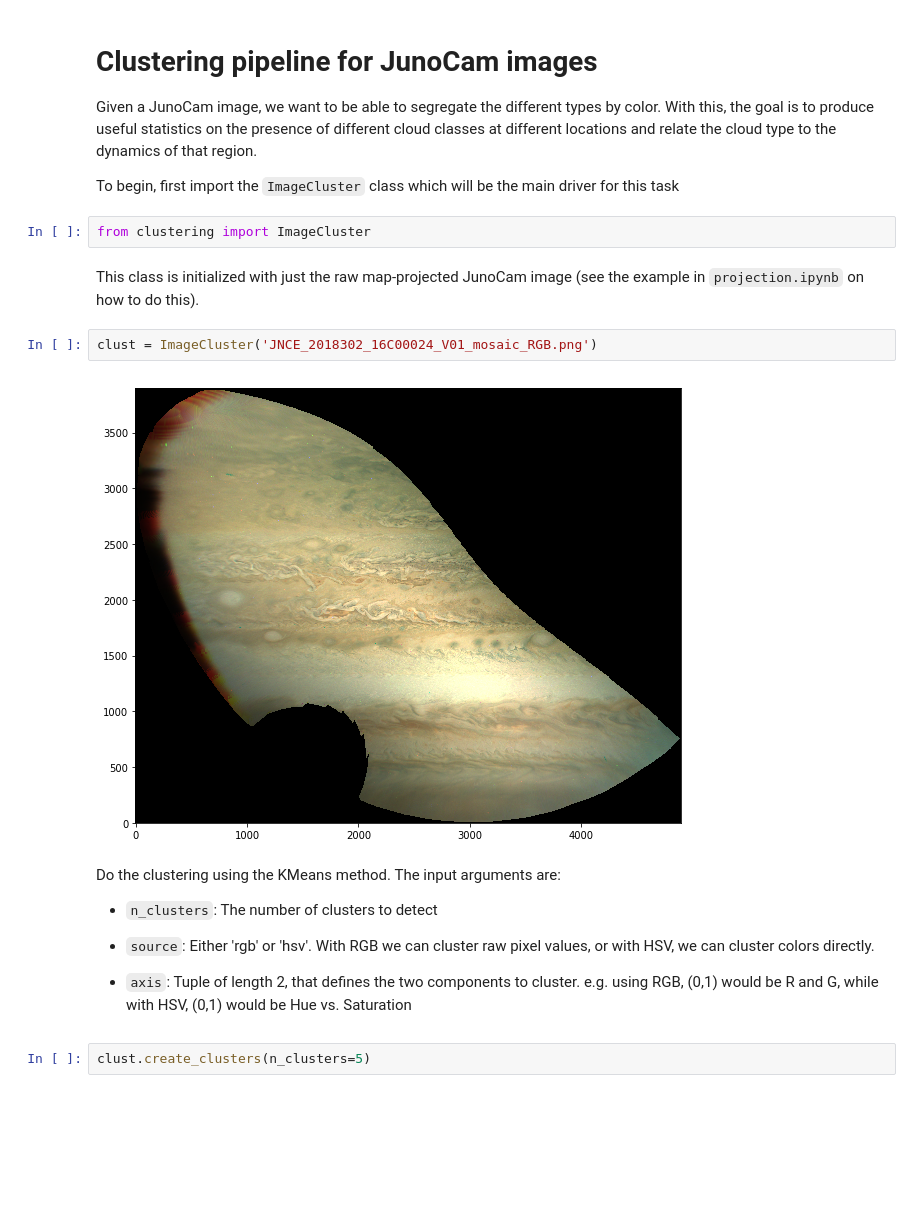
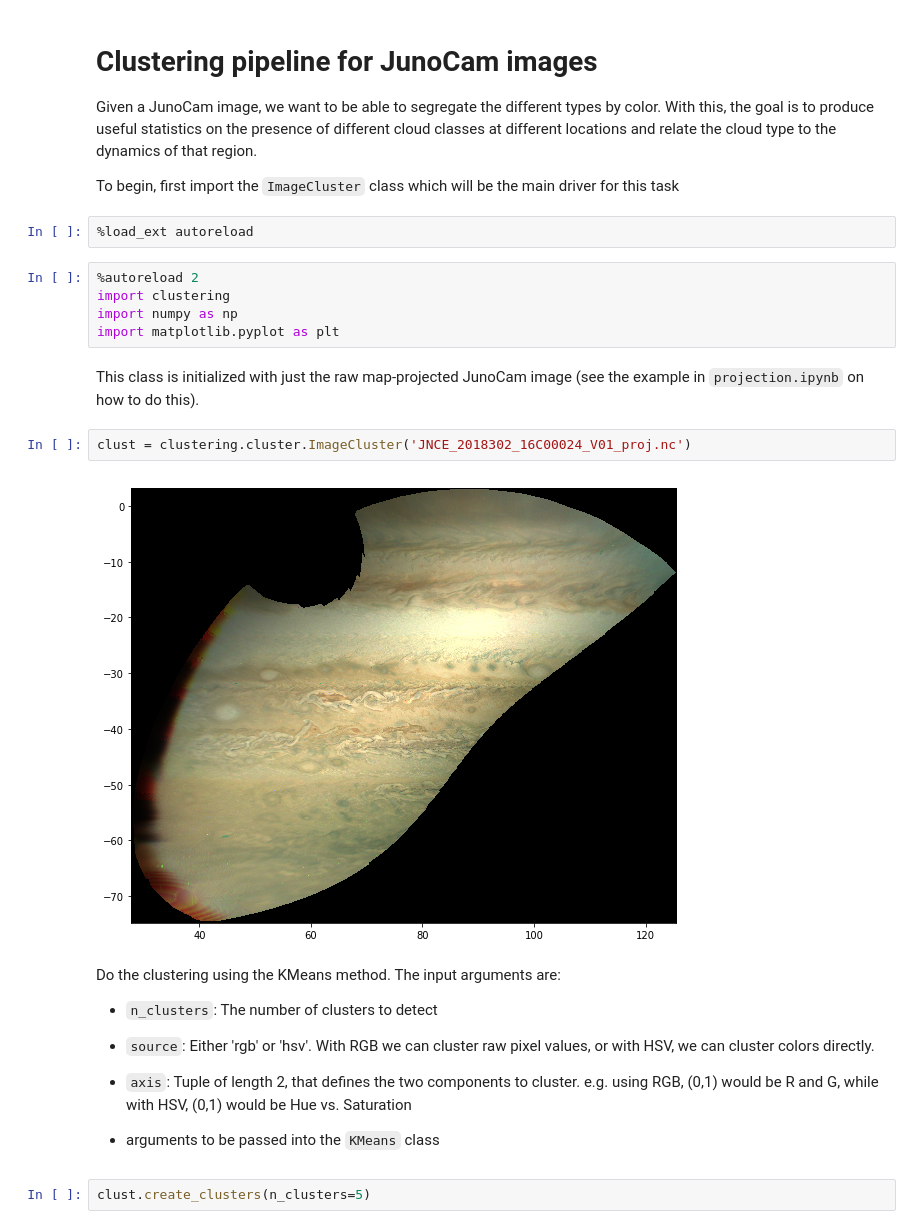
Before and after one commit to ramanakumars/cloudcluster, a Jupyter notebook: do_cluster.ipynb, the cells around one changed output. Cells and saved outputs as stored; diff of their text form; blank space fills up the shorter version.

```diff
--- a/do_cluster.ipynb
+++ b/do_cluster.ipynb
@@ -3,14 +3,19 @@
 Given a JunoCam image, we want to be able to segregate the different types by color. With this, the goal is to produce useful statistics on the presence of different cloud classes at different locations and relate the cloud type to the dynamics of that region.
 
 To begin, first import the `ImageCluster` class which will be the main driver for this task
-# %%
-from clustering import ImageCluster
+# %%
+%load_ext autoreload
+# %%
+%autoreload 2
+import clustering
+import numpy as np
+import matplotlib.pyplot as plt
 # %% [markdown]
 This class is initialized with just the raw map-projected JunoCam image (see the example in `projection.ipynb` on how to do this).
-# %%
-clust = ImageCluster('JNCE_2018302_16C00024_V01_mosaic_RGB.png')
-# %% [output]
-[figure, removed]
+# %%
+clust = clustering.cluster.ImageCluster('JNCE_2018302_16C00024_V01_proj.nc')
+# %% [output]
+[figure, added]
 # %% [markdown]
 Do the clustering using the KMeans method. The input arguments are:
 
@@ -19,6 +24,8 @@ Do the clustering using the KMeans method. The input arguments are:
 * `source`: Either 'rgb' or 'hsv'. With RGB we can cluster raw pixel values, or with HSV, we can cluster colors directly.
 
 * `axis`: Tuple of length 2, that defines the two components to cluster. e.g. using RGB, (0,1) would be R and G, while with HSV, (0,1) would be Hue vs. Saturation
+
+* arguments to be passed into the `KMeans` class
 # %%
 clust.create_clusters(n_clusters=5)
 # %% [markdown]
```
Also changed, not shown: parts of 5 cells of this notebook, 8 other files.
